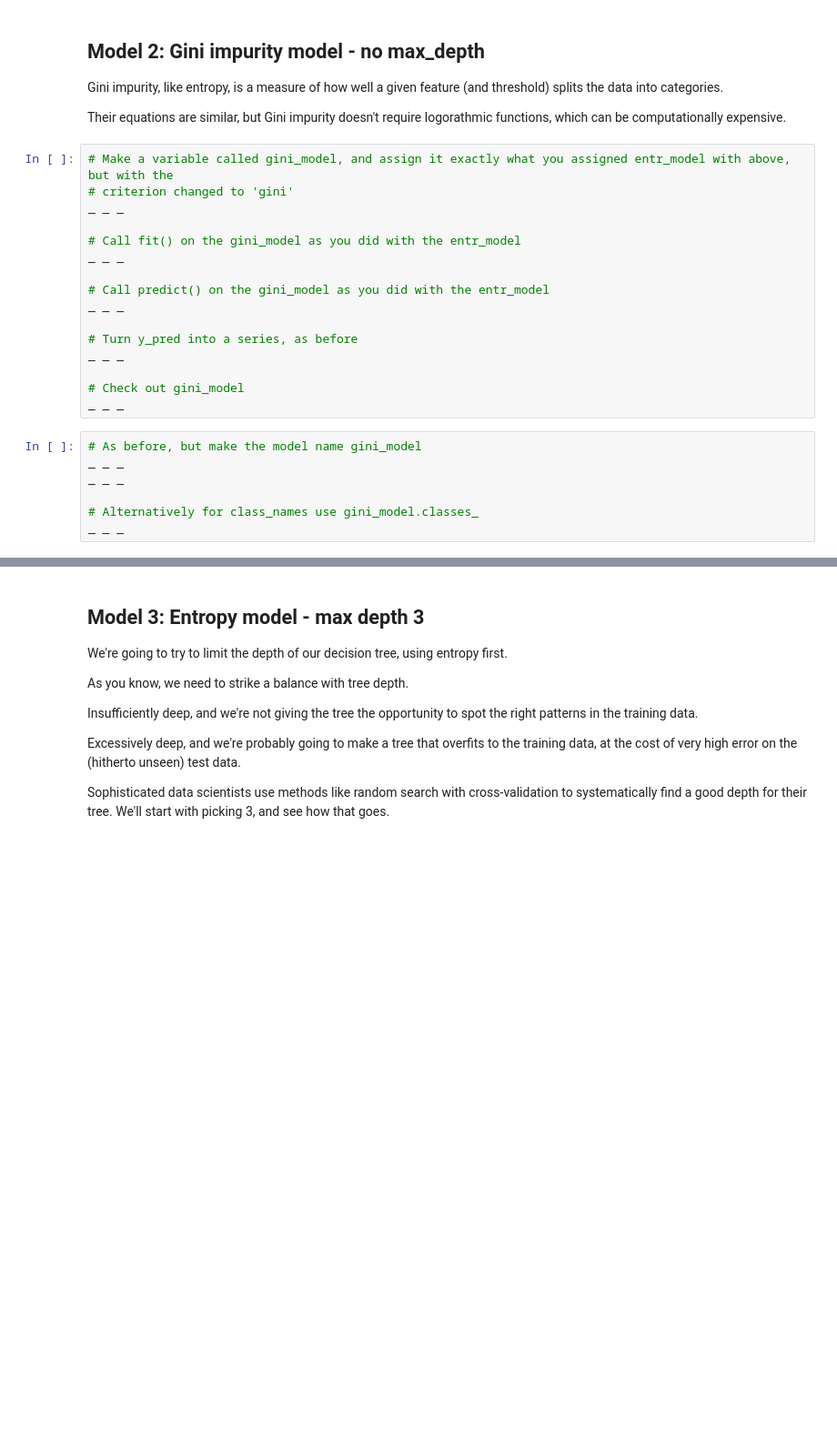
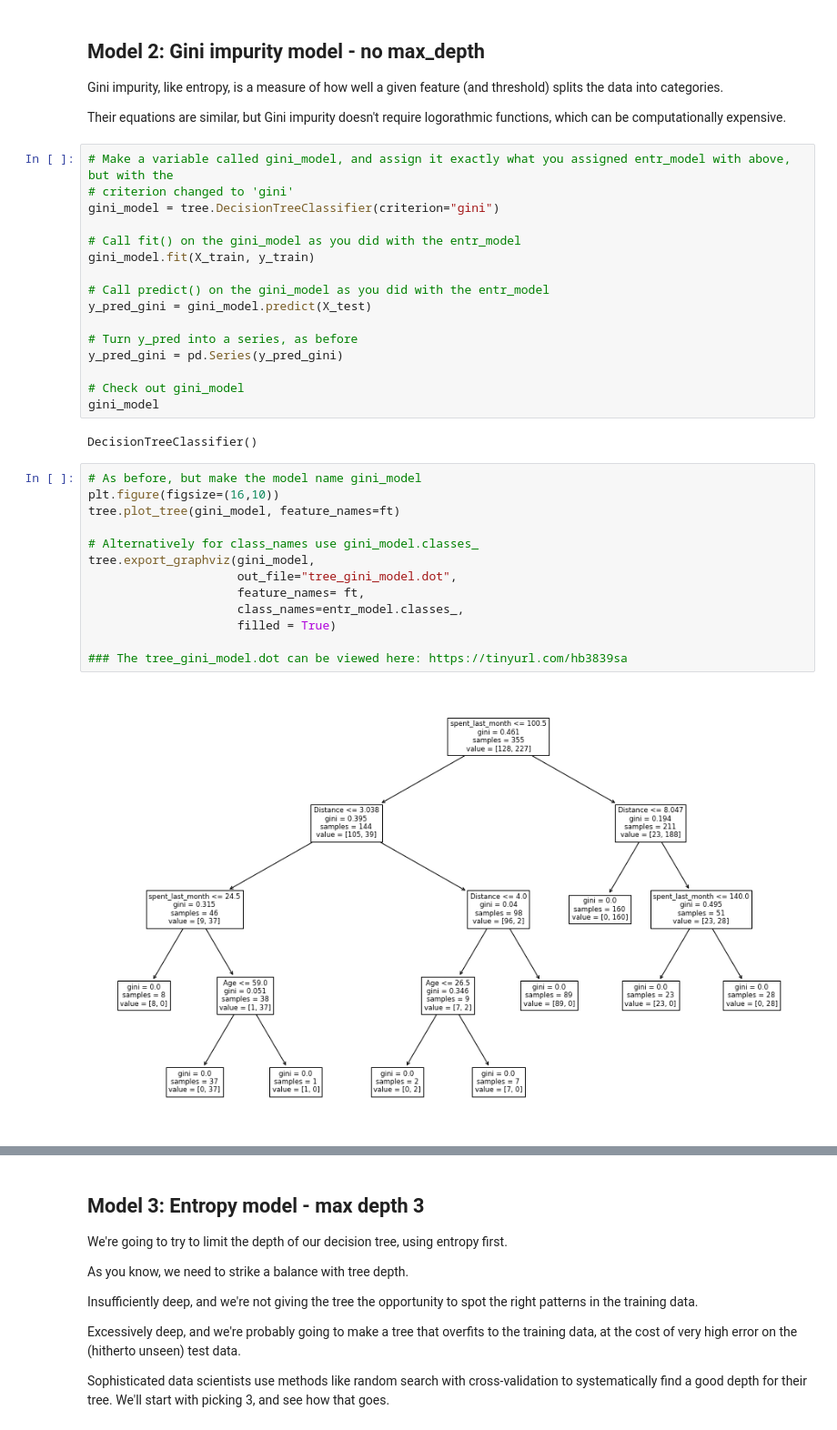
Before and after one commit to demiroz/dsc, a Jupyter notebook: Unit 14 - Supervised Learning/14.3 Decision Trees/14.3.5 Case Study - RR Diner Coffee/Springboard Decision Tree Specialty Coffee Case Study - Tier 3.ipynb, the cells around one changed output, grey strips where cells are left out. Shown at 91% size. Drawn from its saved outputs; the diff is of its cells as text; blank space fills up the shorter version.

```diff
--- a/Unit 14 - Supervised Learning/14.3 Decision Trees/14.3.5 Case Study - RR Diner Coffee/Springboard Decision Tree Specialty Coffee Case Study - Tier 3.ipynb
+++ b/Unit 14 - Supervised Learning/14.3 Decision Trees/14.3.5 Case Study - RR Diner Coffee/Springboard Decision Tree Specialty Coffee Case Study - Tier 3.ipynb
@@ -473,26 +494,36 @@ Their equations are similar, but Gini impurity doesn't require logorathmic funct
 # %%
 # Make a variable called gini_model, and assign it exactly what you assigned entr_model with above, but with the
 # criterion changed to 'gini'
-_ _ _
+gini_model = tree.DecisionTreeClassifier(criterion="gini")
 
 # Call fit() on the gini_model as you did with the entr_model
-_ _ _
+gini_model.fit(X_train, y_train)
 
 # Call predict() on the gini_model as you did with the entr_model
-_ _ _
+y_pred_gini = gini_model.predict(X_test)
 
 # Turn y_pred into a series, as before
-_ _ _
+y_pred_gini = pd.Series(y_pred_gini)
 
 # Check out gini_model
-_ _ _
+gini_model
+# %% [output]
+DecisionTreeClassifier()
-# %%
-# As before, but make the model name gini_model
-_ _ _
-_ _ _
-
-# Alternatively for class_names use gini_model.classes_
-_ _ _
+# %%
+# As before, but make the model name gini_model
+plt.figure(figsize=(16,10))
+tree.plot_tree(gini_model, feature_names=ft)
+
+# Alternatively for class_names use gini_model.classes_
+tree.export_graphviz(gini_model,
+                     out_file="tree_gini_model.dot",
+                     feature_names= ft,
+                     class_names=entr_model.classes_,
+                     filled = True)
+
+### The tree_gini_model.dot can be viewed here: https://tinyurl.com/hb3839sa
+# %% [output]
+[figure, added]
 # %%
 # Run this block for model evaluation
 print("Model Gini impurity model")
```
Also changed, not shown: parts of 30 cells of this notebook, 3 other files.
